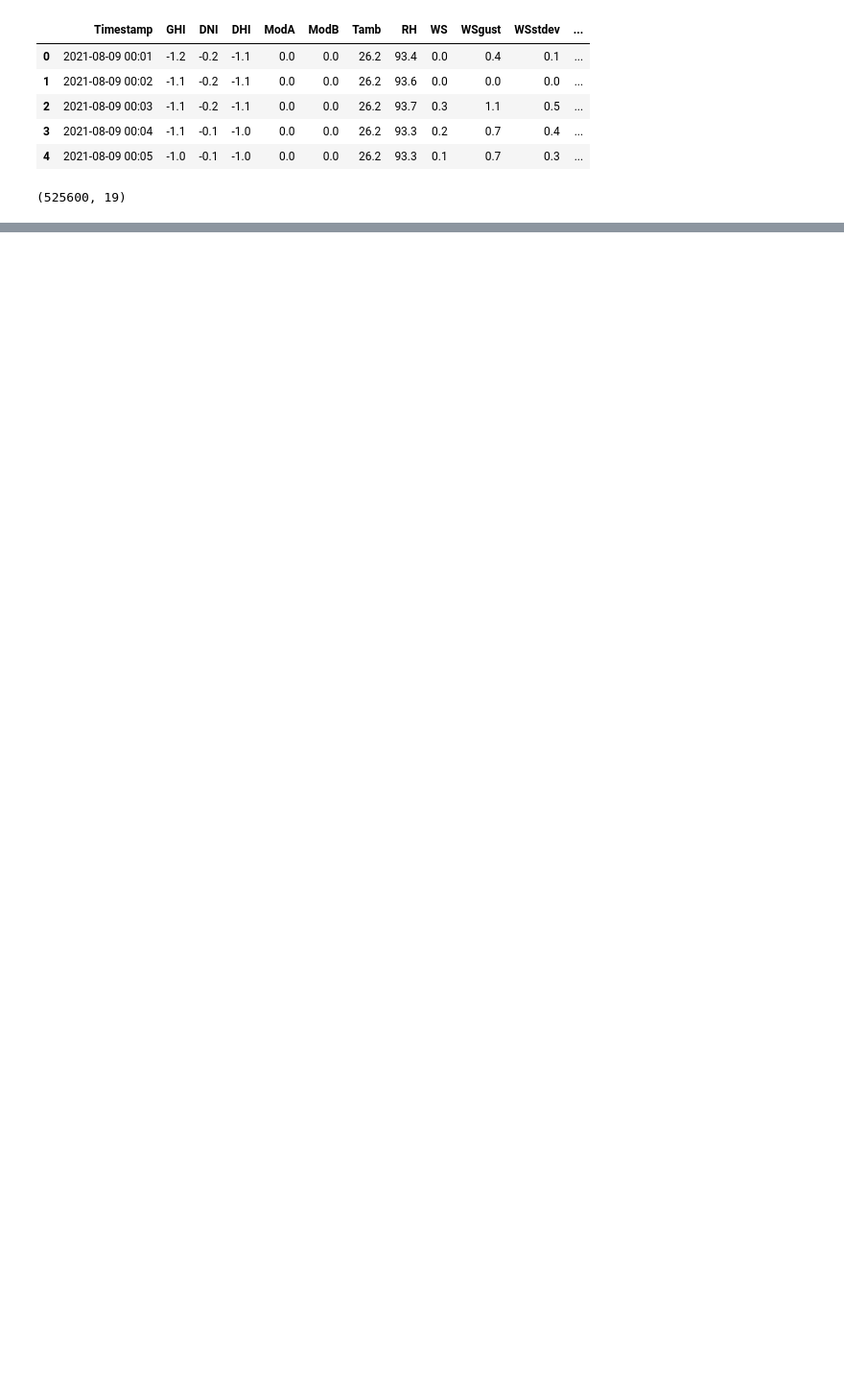
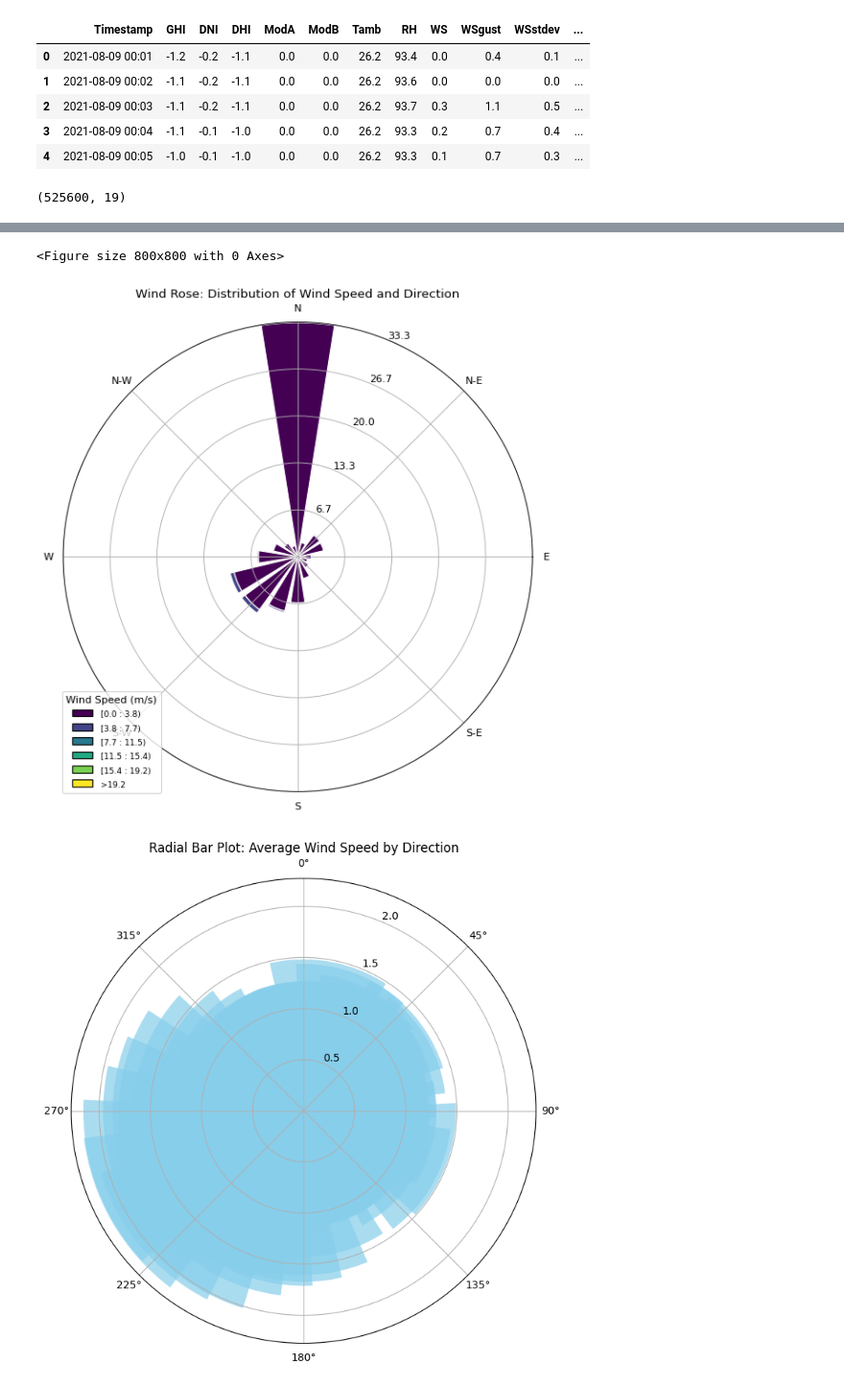
Before and after one commit to oim1999/kaim-week-0, a Jupyter notebook: notebooks/EDA-sierraleon.ipynb, the cells around one changed output, grey strips where cells are left out. Shown at 96% size. Drawn from its saved outputs; the diff is of its cells as text; code cells hidden in the pictures; blank space fills up the shorter version.

```diff
--- a/notebooks/EDA-sierraleon.ipynb
+++ b/notebooks/EDA-sierraleon.ipynb
@@ -53,0 +136,34 @@ Error:
+# %%
+from windrose import WindroseAxes
+import matplotlib.pyplot as plt
+import numpy as np
+
+# Create a wind rose
+plt.figure(figsize=(8, 8))
+ax = WindroseAxes.from_ax()
+ax.bar(ds['WD'], ds['WS'], normed=True, opening=0.8, edgecolor='white')
+ax.set_legend(title="Wind Speed (m/s)")
+plt.title("Wind Rose: Distribution of Wind Speed and Direction")
+plt.show()
+
+
+
+# Group by wind direction (rounded to nearest 10 degrees for simplicity)
+ds['WD_rounded'] = ds['WD'].round(-1)
+wind_speed_mean = ds.groupby('WD_rounded')['WS'].mean()
+
+# Create a radial bar plot
+angles = np.deg2rad(wind_speed_mean.index)  # Convert degrees to radians
+values = wind_speed_mean.values
+
+fig, ax = plt.subplots(figsize=(8, 8), subplot_kw={'projection': 'polar'})
+bars = ax.bar(angles, values, color='skyblue', alpha=0.7)
+
+ax.set_theta_zero_location("N")
+ax.set_theta_direction(-1)
+ax.set_title("Radial Bar Plot: Average Wind Speed by Direction")
+plt.show()
+# %% [output]
+<Figure size 800x800 with 0 Axes>
+[figure, added]
+[figure, added]
```
Also changed, not shown: parts of 4 cells of this notebook, 2 other files.
